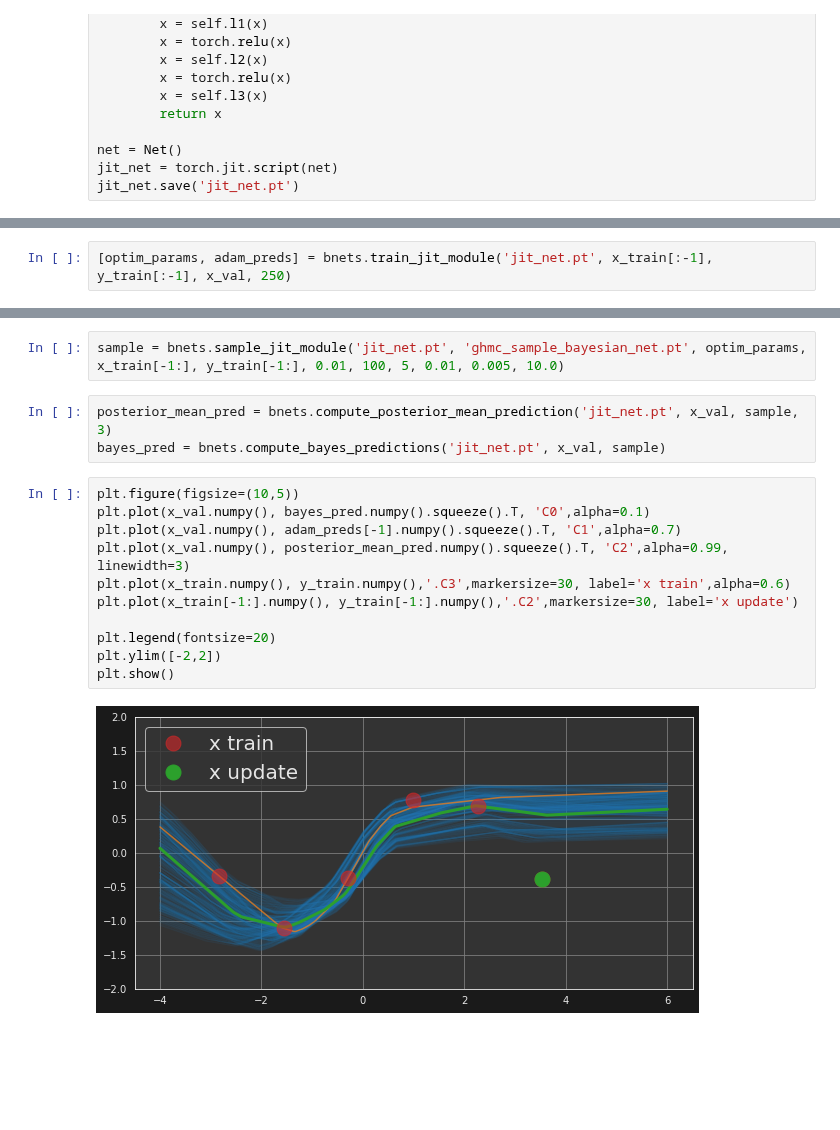
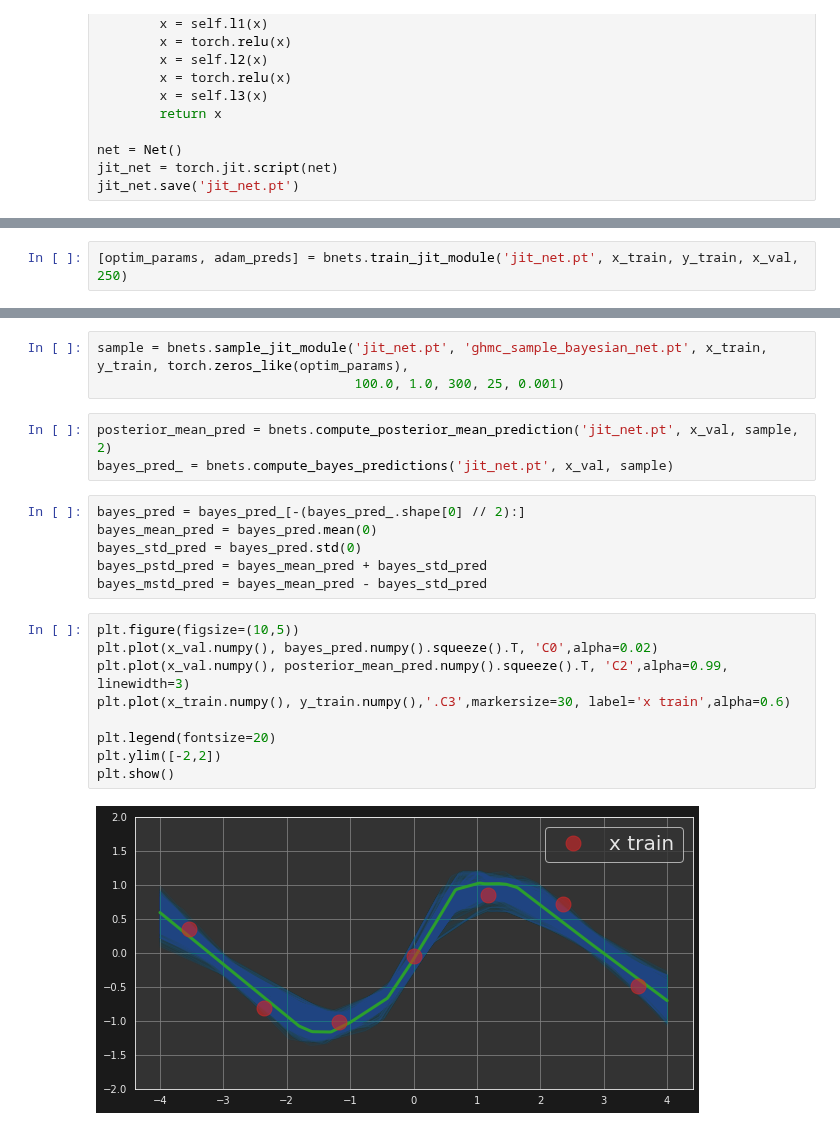
Before and after one commit to grinisrit/noa, a Jupyter notebook: docs/ghmc/bayesian_deep_learning.ipynb, the cells around one changed output, grey strips where cells are left out. Drawn from its saved outputs; the diff is of its cells as text; blank space fills up the shorter version.

Commit message:
bnet tutorial

```diff
--- a/docs/ghmc/bayesian_deep_learning.ipynb
+++ b/docs/ghmc/bayesian_deep_learning.ipynb
@@ -63,5 +62,5 @@ plt.show()
 # %%
-[optim_params, adam_preds] = bnets.train_jit_module('jit_net.pt', x_train[:-1], y_train[:-1], x_val, 250)
+[optim_params, adam_preds] = bnets.train_jit_module('jit_net.pt', x_train, y_train, x_val, 250)
 # %%
 plt.figure(figsize=(10,5))
 plt.plot(x_val.numpy(), adam_preds.numpy().squeeze().T, 'C0',alpha=0.1)
@@ -75,18 +74,23 @@ plt.show()
 # %%
-sample = bnets.sample_jit_module('jit_net.pt', 'ghmc_sample_bayesian_net.pt', optim_params, x_train[-1:], y_train[-1:], 0.01, 100, 5, 0.01, 0.005, 10.0)
+sample = bnets.sample_jit_module('jit_net.pt', 'ghmc_sample_bayesian_net.pt', x_train, y_train, torch.zeros_like(optim_params),
+                                 100.0, 1.0, 300, 25, 0.001)
 # %%
-posterior_mean_pred = bnets.compute_posterior_mean_prediction('jit_net.pt', x_val, sample, 3)
-bayes_pred = bnets.compute_bayes_predictions('jit_net.pt', x_val, sample)
+posterior_mean_pred = bnets.compute_posterior_mean_prediction('jit_net.pt', x_val, sample, 2)
+bayes_pred_ = bnets.compute_bayes_predictions('jit_net.pt', x_val, sample)
+# %%
+bayes_pred = bayes_pred_[-(bayes_pred_.shape[0] // 2):]
+bayes_mean_pred = bayes_pred.mean(0)
+bayes_std_pred = bayes_pred.std(0)
+bayes_pstd_pred = bayes_mean_pred + bayes_std_pred
+bayes_mstd_pred = bayes_mean_pred - bayes_std_pred
 # %%
 plt.figure(figsize=(10,5))
-plt.plot(x_val.numpy(), bayes_pred.numpy().squeeze().T, 'C0',alpha=0.1)
-plt.plot(x_val.numpy(), adam_preds[-1].numpy().squeeze().T, 'C1',alpha=0.7)
+plt.plot(x_val.numpy(), bayes_pred.numpy().squeeze().T, 'C0',alpha=0.02)
 plt.plot(x_val.numpy(), posterior_mean_pred.numpy().squeeze().T, 'C2',alpha=0.99, linewidth=3)
 plt.plot(x_train.numpy(), y_train.numpy(),'.C3',markersize=30, label='x train',alpha=0.6)
-plt.plot(x_train[-1:].numpy(), y_train[-1:].numpy(),'.C2',markersize=30, label='x update')
 
 plt.legend(fontsize=20)
 plt.ylim([-2,2])
 plt.show()
 # %% [output]
-[figure, old version]
+[figure, new version]
```
Also changed, not shown: parts of 10 cells of this notebook, 3 other files.
